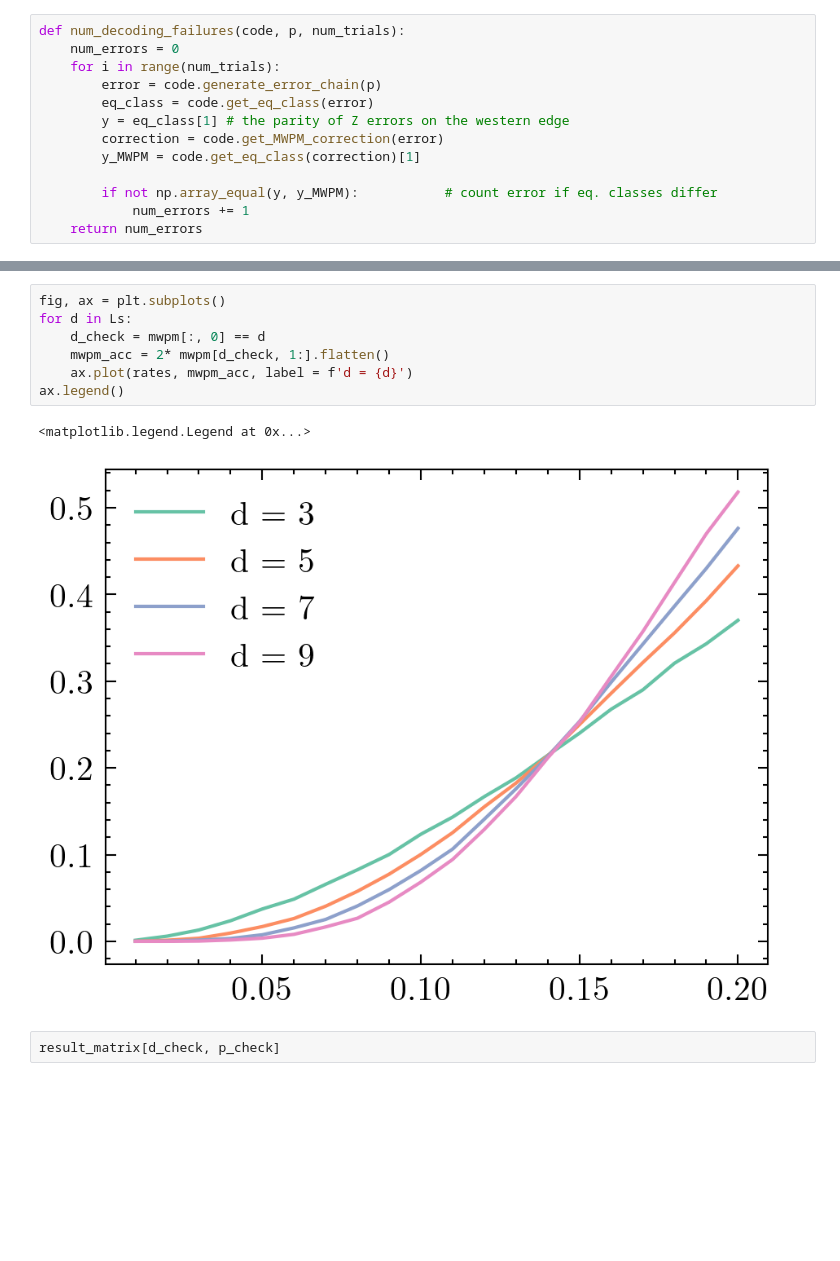
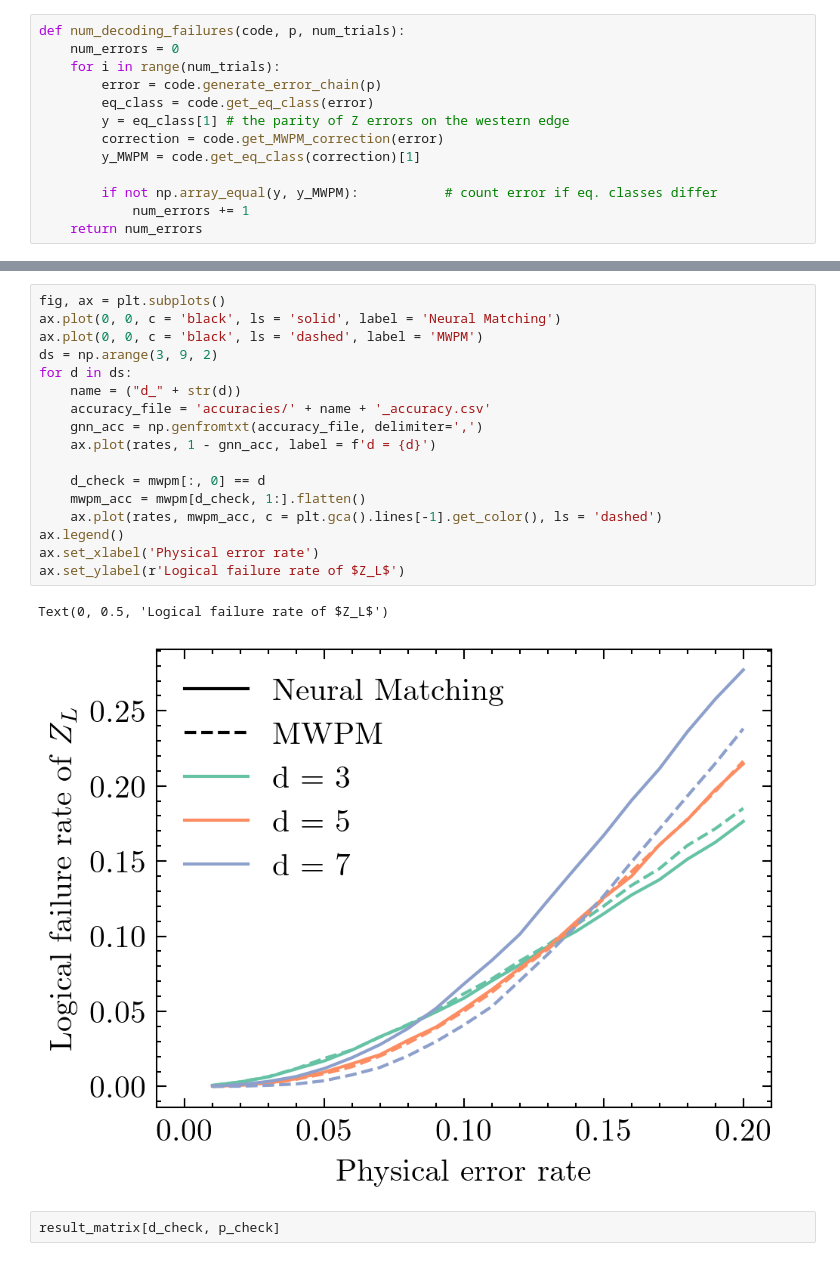
Before and after one commit to LangeMoritz/neural_matching, a Jupyter notebook: build_decoder.ipynb, the cells around one changed output, grey strips where cells are left out. Cells and saved outputs as stored; diff of their text form; blank space fills up the shorter version.

Commit message:
testing across different error rates

```diff
--- a/build_decoder.ipynb
+++ b/build_decoder.ipynb
@@ -118,13 +126,23 @@ Calculating for L = 9
-# %%
-fig, ax = plt.subplots()
-for d in Ls:
-    d_check = mwpm[:, 0] == d
-    mwpm_acc = 2* mwpm[d_check, 1:].flatten()
-    ax.plot(rates, mwpm_acc, label = f'd = {d}')
-ax.legend()
-# %% [output]
-<matplotlib.legend.Legend at 0x...>
-[figure, removed]
+# %%
+fig, ax = plt.subplots()
+ax.plot(0, 0, c = 'black', ls = 'solid', label = 'Neural Matching')
+ax.plot(0, 0, c = 'black', ls = 'dashed', label = 'MWPM')
+ds = np.arange(3, 9, 2)
+for d in ds:
+    name = ("d_" + str(d))
+    accuracy_file = 'accuracies/' + name + '_accuracy.csv'
+    gnn_acc = np.genfromtxt(accuracy_file, delimiter=',')
+    ax.plot(rates, 1 - gnn_acc, label = f'd = {d}')
+
+    d_check = mwpm[:, 0] == d
+    mwpm_acc = mwpm[d_check, 1:].flatten()
+    ax.plot(rates, mwpm_acc, c = plt.gca().lines[-1].get_color(), ls = 'dashed')
+ax.legend()
+ax.set_xlabel('Physical error rate')
+ax.set_ylabel(r'Logical failure rate of $Z_L$')
+# %% [output]
+Text(0, 0.5, 'Logical failure rate of $Z_L$')
+[figure, added]
 # %%
 result_matrix[d_check, p_check]
 # %% [output]
```
Also changed, not shown: parts of 9 cells of this notebook, 4 other files.
